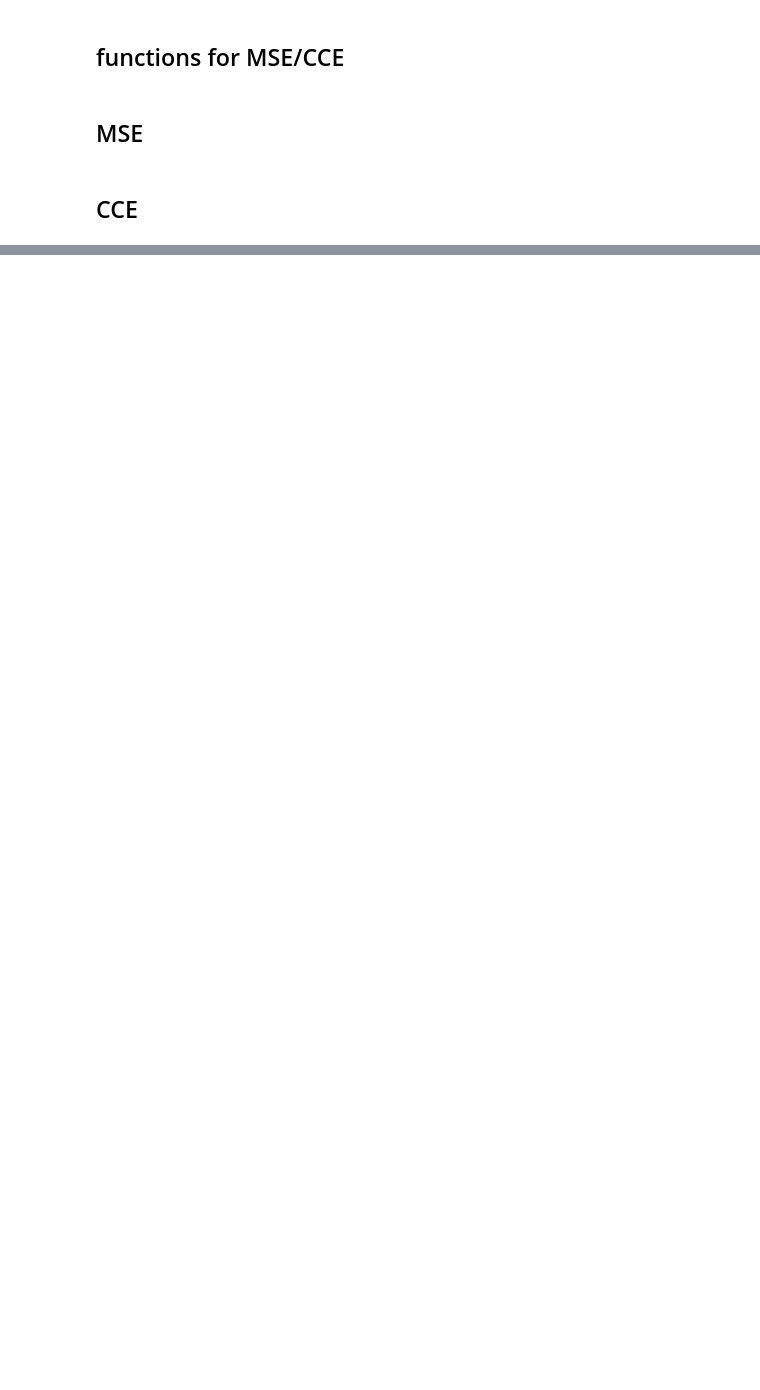
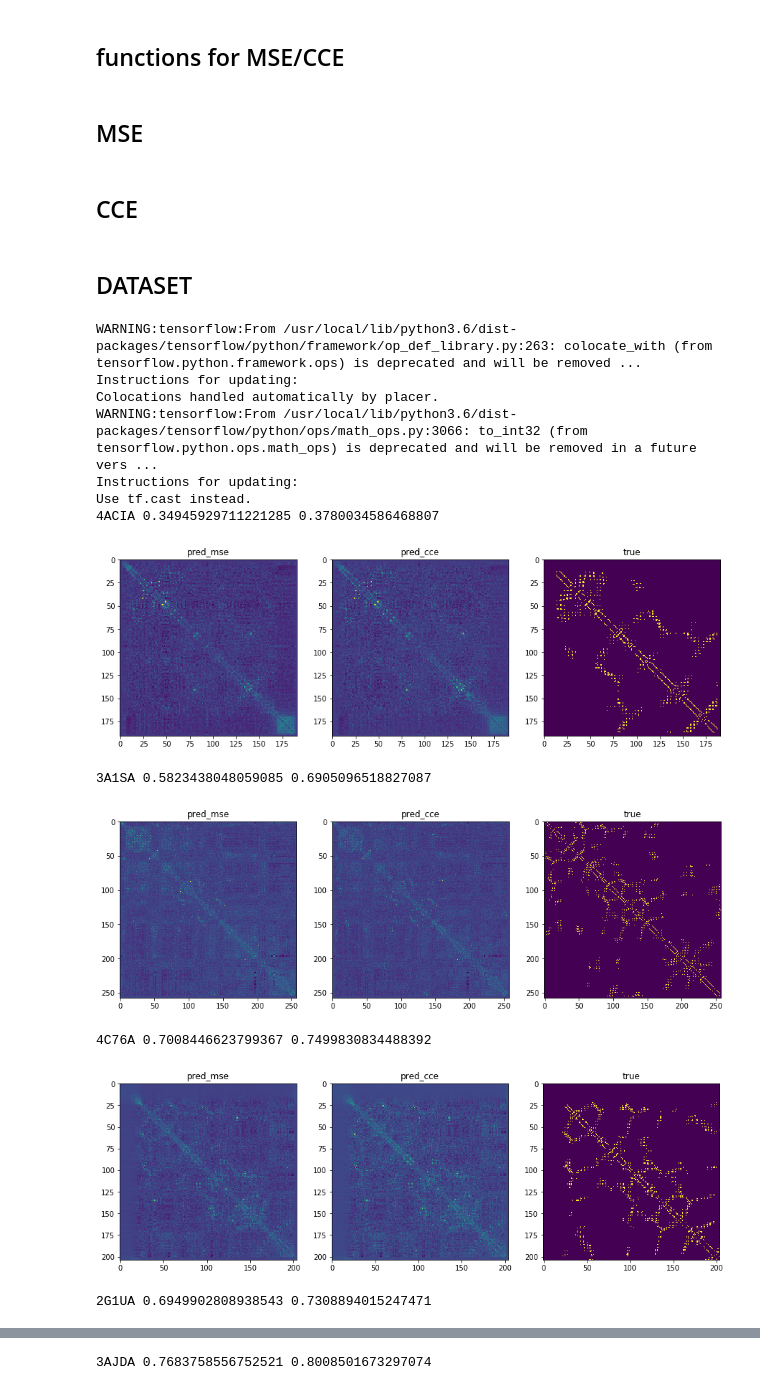
Before and after one commit to sokrypton/seqmodels, a Jupyter notebook: seqmodels.ipynb, the cells around one changed output, grey strips where cells are left out. Cells and saved outputs as stored; diff of their text form; code cells hidden in the pictures; blank space fills up the shorter version.

Commit message:
Adding dataset

```diff
--- a/seqmodels.ipynb
+++ b/seqmodels.ipynb
@@ -245,7 +166,7 @@ def MSE(X,W,lam_w=4.5):
 def CCE(msa,
         msa_weights=None,
         opt_rate=0.5,
-        opt_iter=100,
+        opt_iter=200,
         use_bias=True,
         lam_w=0.01,
         lam_b=0.01,
@@ -341,7 +262,8 @@ def CCE(msa,
 
     for k in range(opt_iter):
       sess.run(opt)
-      if (k+1) % int(opt_iter/10) == 0:
-        print((k+1),sess.run(loss))
-
+      #if (k+1) % int(opt_iter/10) == 0:
+      #  print((k+1),sess.run(loss))
     return sess.run(x_wip)
+# %% [markdown]
+## DATASET
@@ -347,0 +276,51 @@ def CCE(msa,
+# %%
+data = pickle.load(open("data.pickle","rb"))
+# %%
+def get_acc(pred,true,sub_ln):
+  pred_true = np.stack((pred,true),-1)
+  pred_true = pred_true[pred_true[:,0].argsort()[::-1]]
+  acc = []
+  for n in range(0,10):
+    N = int(sub_ln * (n+1)/10)
+    acc.append(np.mean(pred_true[:N,1]))
+  return np.mean(acc)
+# %%
+stop = 3
+for n,a in enumerate(data):
+  sub_ln = np.sum((np.sum(a["x_mask"],axis=-1) > 0))
+
+  idx = np.triu_indices_from(a["x_true"],k=6)
+  mask = np.where(a["x_mask"][idx] > 0)
+  true = a["x_true"]
+
+  #pred_ic = INV_COV(a["x"],a["x_w"])
+  pred_mse = MSE(a["x"],a["x_w"])
+  pred_cce = CCE(a["x"],a["x_w"])
+
+  #acc_ic = get_acc(pred_ic[idx][mask],true[idx][mask],sub_ln)
+  acc_mse = get_acc(pred_mse[idx][mask],true[idx][mask],sub_ln)
+  acc_cce = get_acc(pred_cce[idx][mask],true[idx][mask],sub_ln)
+
+  print(a["x_id"],acc_ic,acc_mse,acc_cce)
+
+  plt.figure(figsize=(15,5))
+  plt.subplot(1,3,1); plt.title("pred_mse"); plt.imshow(pred_mse)
+  plt.subplot(1,3,2); plt.title("pred_cce"); plt.imshow(pred_cce)
+  plt.subplot(1,3,3); plt.title("true"); plt.imshow(true)
+  plt.show()
+
+  if n > stop: break
+# %% [output]
+WARNING:tensorflow:From /usr/local/lib/python3.6/dist-packages/tensorflow/python/framework/op_def_library.py:263: colocate_with (from tensorflow.python.framework.ops) is deprecated and will be removed ...
+Instructions for updating:
+Colocations handled automatically by placer.
+WARNING:tensorflow:From /usr/local/lib/python3.6/dist-packages/tensorflow/python/ops/math_ops.py:3066: to_int32 (from tensorflow.python.ops.math_ops) is deprecated and will be removed in a future vers ...
+Instructions for updating:
+Use tf.cast instead.
+4ACIA 0.34945929711221285 0.3780034586468807
+[figure, added]
+3A1SA 0.5823438048059085 0.6905096518827087
+[figure, added]
+4C76A 0.7008446623799367 0.7499830834488392
+[figure, added]
+2G1UA 0.6949902808938543 0.7308894015247471
@@ -347,0 +328 @@ def CCE(msa,
+3AJDA 0.7683758556752521 0.8008501673297074
```
Also changed, not shown: parts of 9 cells of this notebook.
